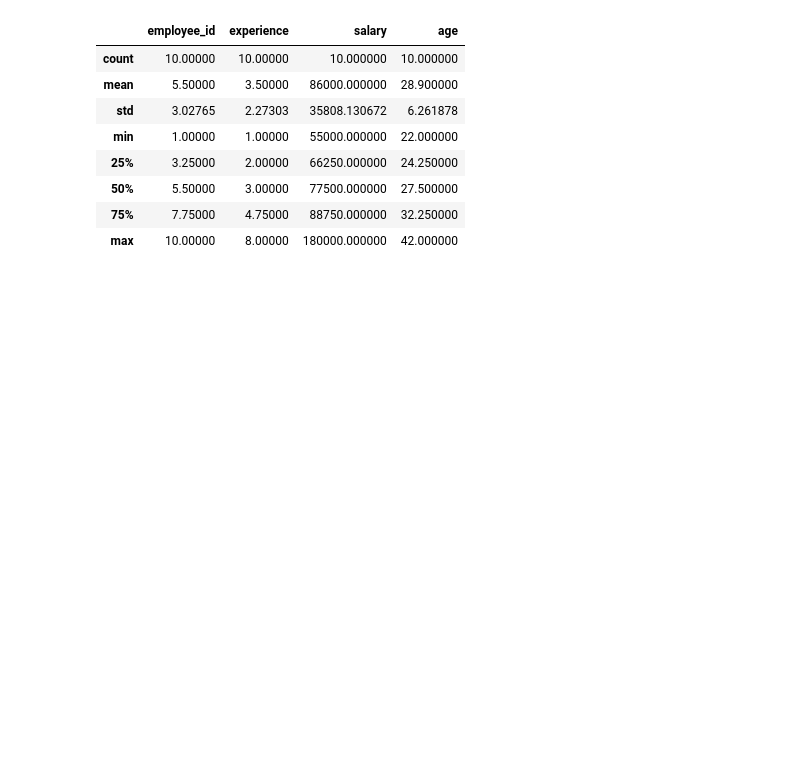
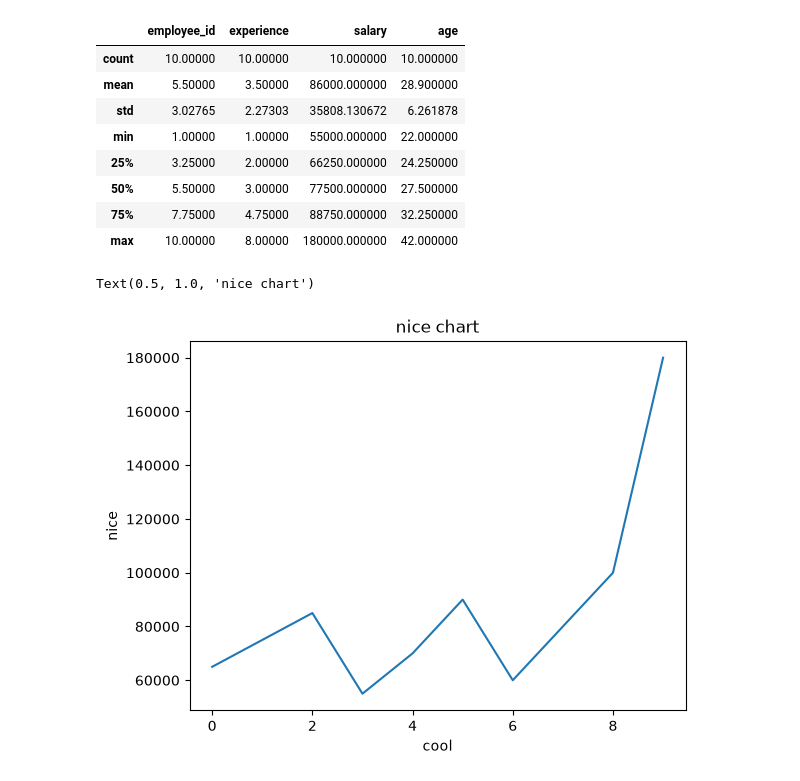
Before and after one commit to anhquang2605/Python-Learning, a Jupyter notebook: day 11.ipynb, the cells around one changed output. Saved outputs shown, nothing was run; the diff lists cells and outputs as text; code cells hidden in the pictures; blank space fills up the shorter version.

```diff
--- a/day 11.ipynb
+++ b/day 11.ipynb
@@ -66,3 +66,11 @@ df.describe()
 | 50% | 5.50000 | 3.00000 | 77500.000000 | 27.500000 |
 | 75% | 7.75000 | 4.75000 | 88750.000000 | 32.250000 |
 | max | 10.00000 | 8.00000 | 180000.000000 | 42.000000 |
+# %%
+df['salary'].plot(kind='line')
+plt.xlabel("cool")
+plt.ylabel('nice')
+plt.title("nice chart")
+# %% [output]
+Text(0.5, 1.0, 'nice chart')
+[figure, added]
```
Also changed, not shown: parts of 1 cell of this notebook, 1 other file.
